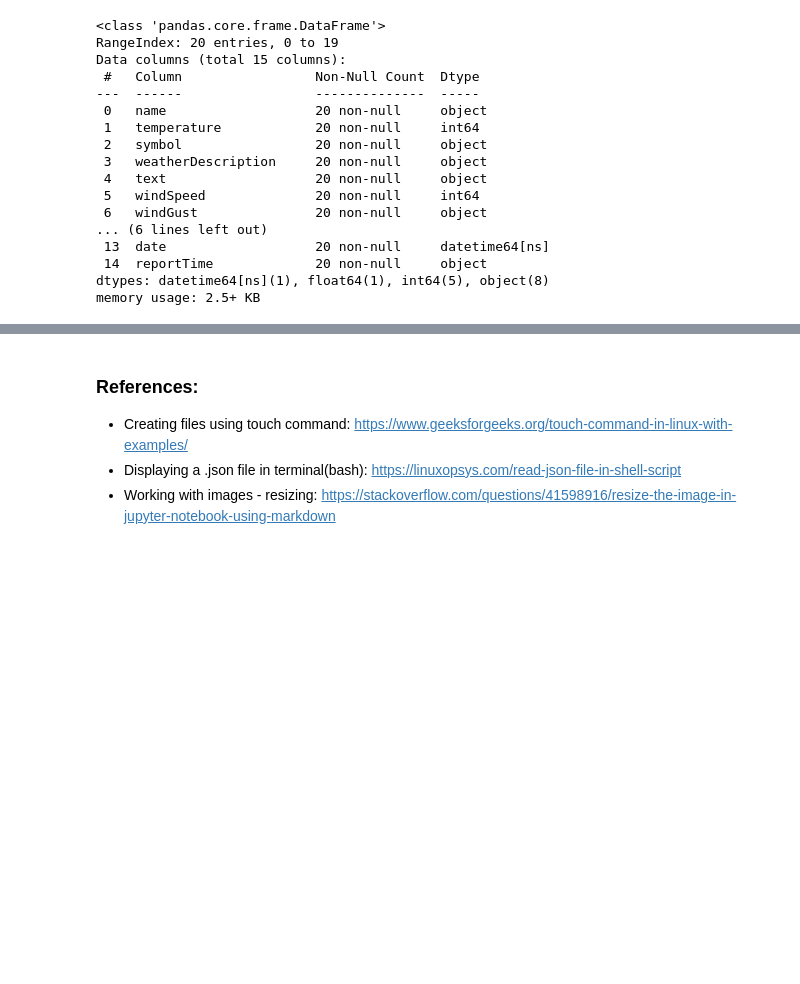
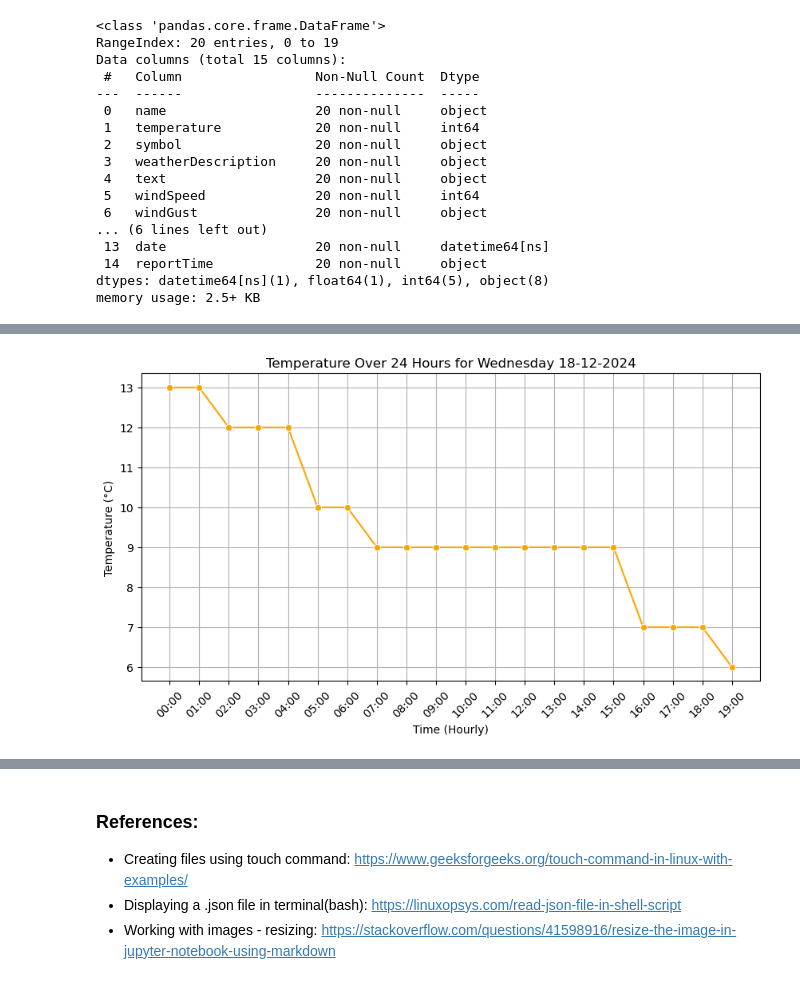
Before and after one commit to ermelinda-q/computer-infrastructure, a Jupyter notebook: weather.ipynb, the cells around one changed output, grey strips where cells are left out. Cells and saved outputs as stored; diff of their text form; code cells hidden in the pictures; blank space fills up the shorter version.

```diff
--- a/weather.ipynb
+++ b/weather.ipynb
@@ -350,0 +358,12 @@ print(df['dayName'].unique())
+# %%
+# Plotting hourly temperature for the most recent day loaded into the dataframe.
+plt.figure(figsize=(10, 5))
+sns.lineplot(x='reportTime', y='temperature', data=df, marker='o', color='orange')
+plt.title(f'Temperature Over 24 Hours for {day_name} {todays_date}')
+plt.xlabel('Time (Hourly)')
+plt.ylabel('Temperature (°C)')
+plt.xticks(rotation=45)
+plt.grid()
+plt.show()
+# %% [output]
+[figure, added]
```
Also changed, not shown: parts of 15 cells of this notebook.
